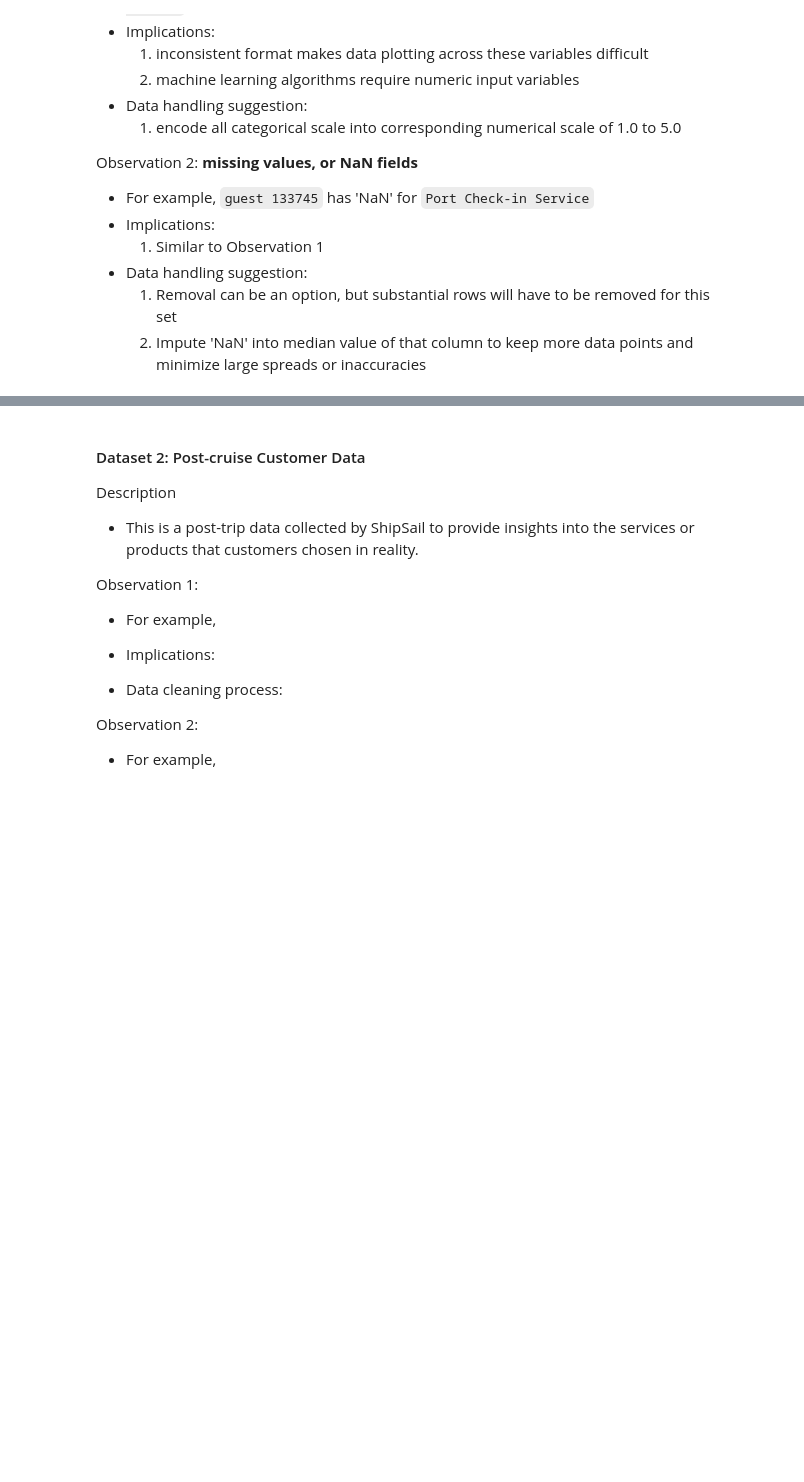
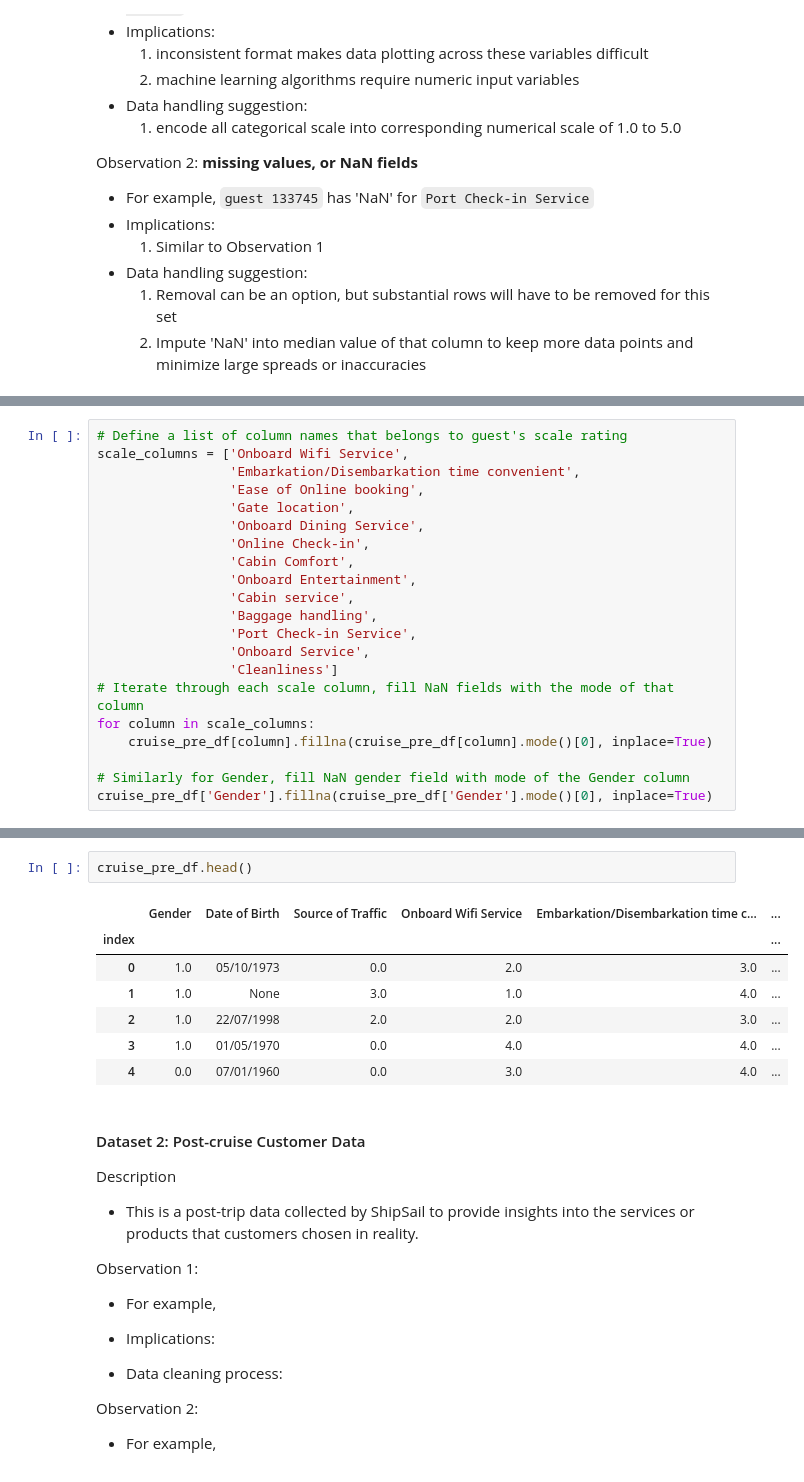
Before and after one commit to jaspereap/machine-learning-pipeline, a Jupyter notebook: eda.ipynb, the cells around one changed output, grey strips where cells are left out. Cells and saved outputs as stored; diff of their text form; blank space fills up the shorter version.

```diff
--- a/eda.ipynb
+++ b/eda.ipynb
@@ -159,0 +212,21 @@ cruise_pre_df.head()
+# %%
+# Define a list of column names that belongs to guest's scale rating
+scale_columns = ['Onboard Wifi Service',
+                 'Embarkation/Disembarkation time convenient',
+                 'Ease of Online booking',
+                 'Gate location',
+                 'Onboard Dining Service',
+                 'Online Check-in',
+                 'Cabin Comfort',
+                 'Onboard Entertainment',
+                 'Cabin service',
+                 'Baggage handling',
+                 'Port Check-in Service',
+                 'Onboard Service',
+                 'Cleanliness']
+# Iterate through each scale column, fill NaN fields with the mode of that column
+for column in scale_columns:
+    cruise_pre_df[column].fillna(cruise_pre_df[column].mode()[0], inplace=True)
+
+# Similarly for Gender, fill NaN gender field with mode of the Gender column
+cruise_pre_df['Gender'].fillna(cruise_pre_df['Gender'].mode()[0], inplace=True)
@@ -160,3 +242,13 @@ cruise_pre_df.head()
+# %%
+cruise_pre_df.head()
+# %% [output]
+|  | Gender | Date of Birth | Source of Traffic | Onboard Wifi Service | Embarkation/Disembarkation time c... | ... |
+| index |  |  |  |  |  | ... |
+| 0 | 1.0 | 05/10/1973 | 0.0 | 2.0 | 3.0 | ... |
+| 1 | 1.0 | None | 3.0 | 1.0 | 4.0 | ... |
+| 2 | 1.0 | 22/07/1998 | 2.0 | 2.0 | 3.0 | ... |
+| 3 | 1.0 | 01/05/1970 | 0.0 | 4.0 | 4.0 | ... |
+| 4 | 0.0 | 07/01/1960 | 0.0 | 3.0 | 4.0 | ... |
 # %% [markdown]
 #### Dataset 2: Post-cruise Customer Data
 Description
```
Also changed, not shown: parts of 13 cells of this notebook.
